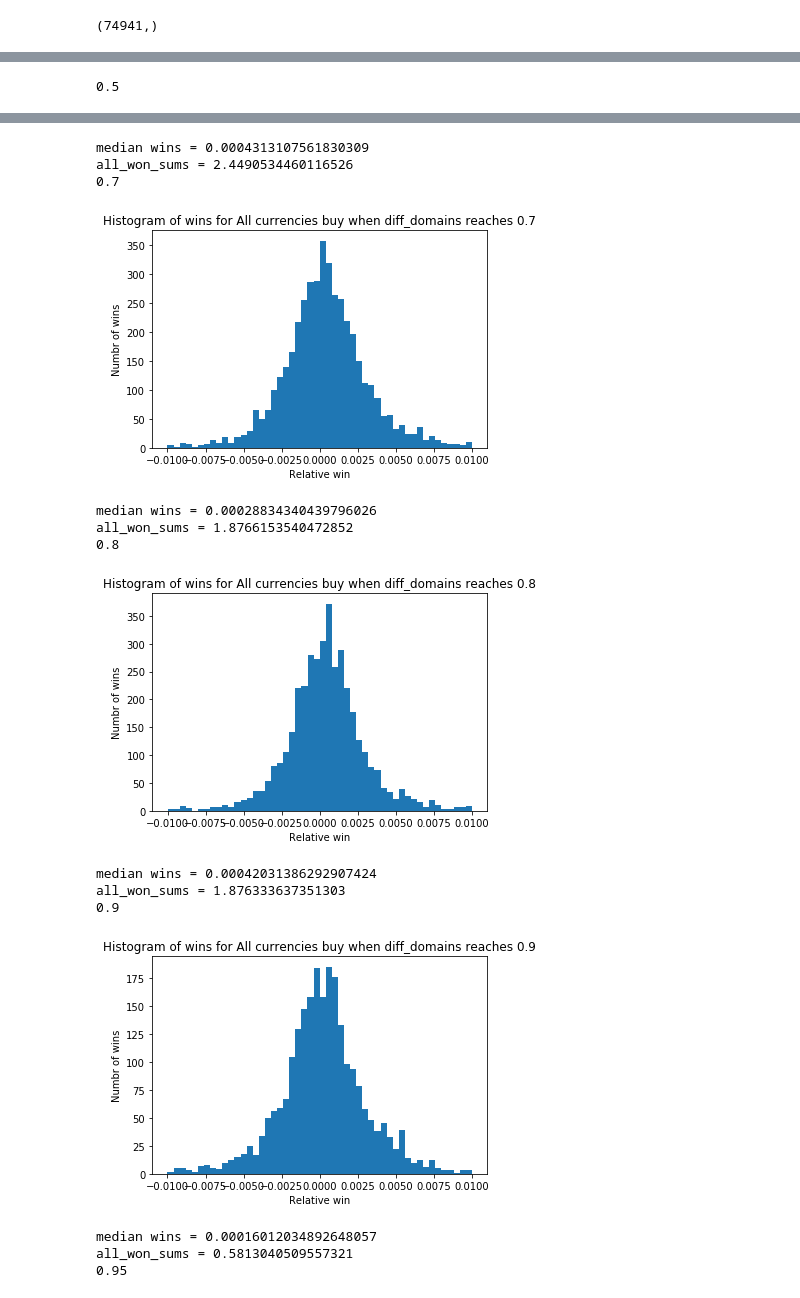
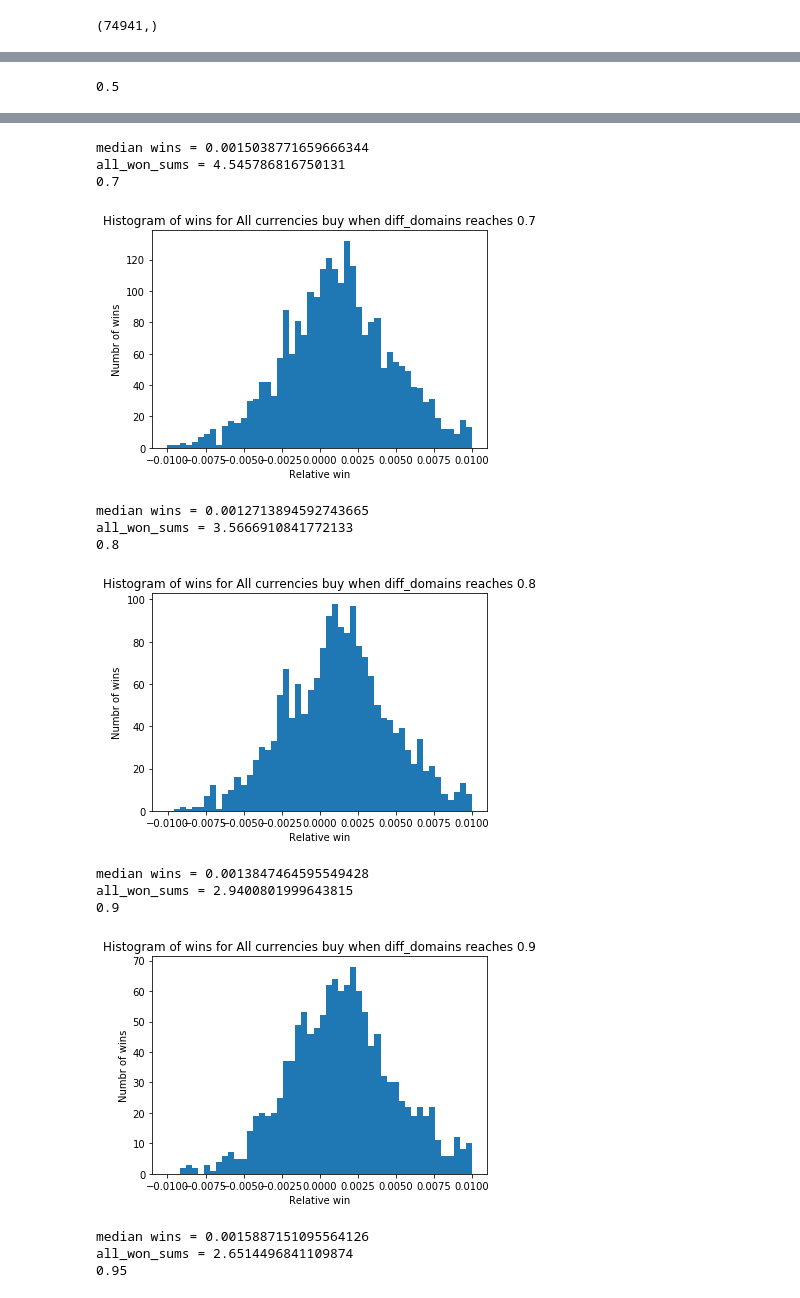
Before and after one commit to ericguillaume/sniffer, a Jupyter notebook: visualize_features.ipynb, the cells around one changed output, grey strips where cells are left out. Saved outputs shown, nothing was run; the diff lists cells and outputs as text; code cells hidden in the pictures.

Commit message:
STATE: double median win by adding a 0.003  neutral part

```diff
--- a/visualize_features.ipynb
+++ b/visualize_features.ipynb
@@ -12,7 +12,7 @@ nb_symbol_limit = 30 # to delerte
 nb_symbol_to_currencies_graph_in_bokeh = 3
 matplotlib_sequence_length_limit = 6000 # "nolimit"
 bokeh_sequence_length_limit = "nolimit" # "nolimit"
-bucket_middle = 0.0 # 0.004
+bucket_middle = 0.003 # 0.004
 estimation_start_date = 1522447200 # 31th of March 2018
 
 
@@ -304,7 +304,7 @@ def display_histogram_wins(symbol, win_array):
 def try_winning(min_diff_domains_weighted_to_buy_or_sell, symbol, all_won_bets, all_won_sums, print_log):
     #d_symbol_minutes_before_retrying = defaultdict(int)
     wins = 0.0 # sum of relative wins
-    keep_for_x_minutes = 2
+    keep_for_x_minutes = 5
     dont_touch_same_currency_for_n_minutes = 50
     #min_diff_domains_weighted_to_buy_or_sell = 0.86 # debug 0.75
 
@@ -399,15 +399,15 @@ all_won_sums = 1.8498510692548666
-median wins = 0.0004313107561830309
-all_won_sums = 2.4490534460116526
+median wins = 0.0015038771659666344
+all_won_sums = 4.545786816750131
 0.7
-[figure, old version]
+[figure, new version]
-median wins = 0.00028834340439796026
-all_won_sums = 1.8766153540472852
+median wins = 0.0012713894592743665
+all_won_sums = 3.5666910841772133
 0.8
-[figure, old version]
+[figure, new version]
-median wins = 0.00042031386292907424
-all_won_sums = 1.876333637351303
+median wins = 0.0013847464595549428
+all_won_sums = 2.9400801999643815
 0.9
-[figure, old version]
+[figure, new version]
-median wins = 0.00016012034892648057
-all_won_sums = 0.5813040509557321
+median wins = 0.0015887151095564126
+all_won_sums = 2.6514496841109874
 0.95
```
Also changed, not shown: parts of 3 cells of this notebook.
